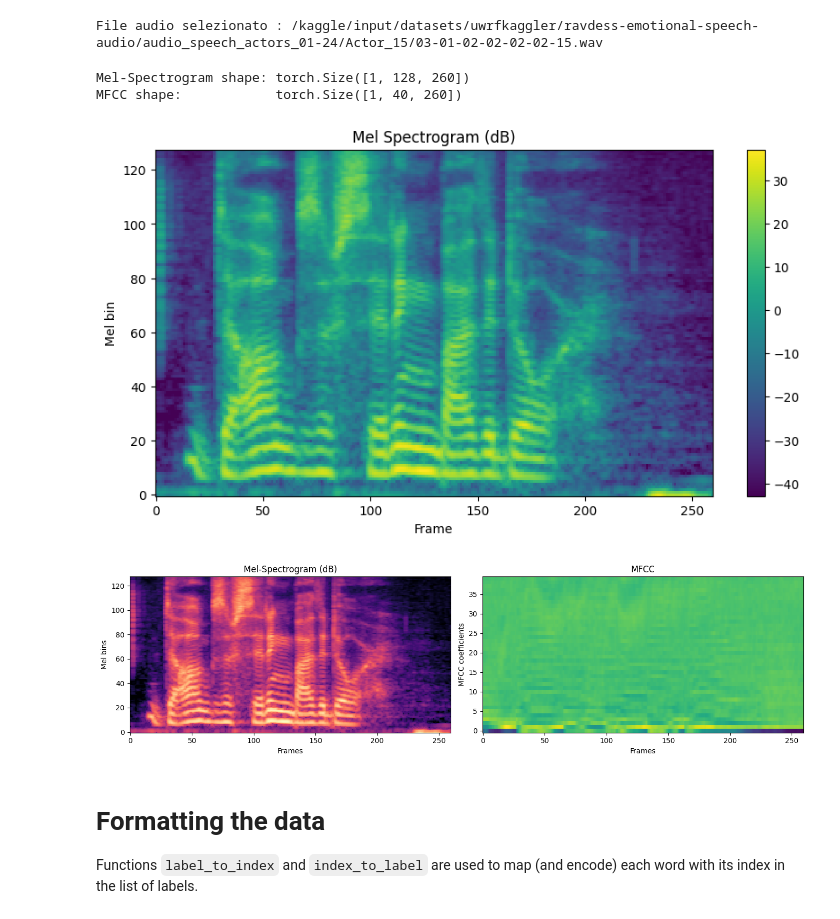
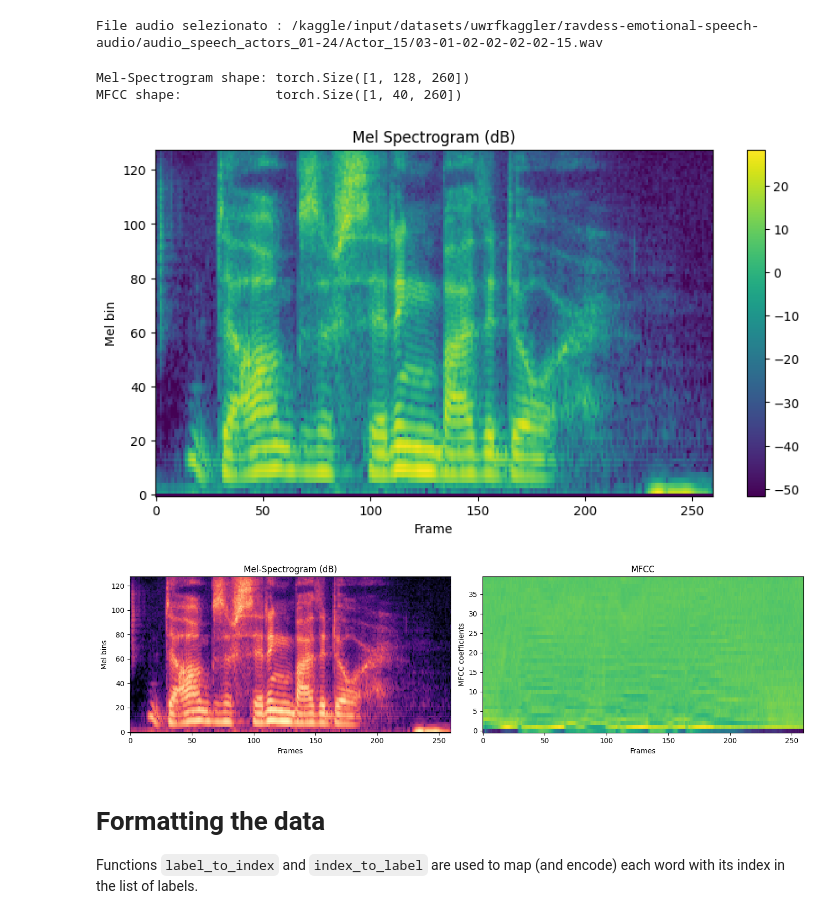
Before and after one commit to LinaAngione/ProjectML-speech-emotion-recognition, a Jupyter notebook: phase1-without-speaker-indipendent.ipynb, the cells around one changed output. Drawn from its saved outputs; the diff is of its cells as text; code cells hidden in the pictures.

```diff
--- a/phase1-without-speaker-indipendent.ipynb
+++ b/phase1-without-speaker-indipendent.ipynb
@@ -347,8 +347,8 @@ File audio selezionato : /kaggle/input/datasets/uwrfkaggler/ravdess-emotional-sp
 
 #torch.random.manual_seed(0)
 
-n_fft = 1024 # Example: 25ms window for 16kHz corresponds to 400 samples (0.025 * 16000)
-win_length = n_fft #lunghezza frame
+n_fft = 512 # Example: 25ms window for 16kHz corresponds to 400 samples (0.025 * 16000)
+win_length = 400 #lunghezza frame
 hop_length = 160 # Example: 10ms hop length (tempo finestra ms*freqeunza campionamento=0.010 * 16000)
 n_mels=128 # Example number of mel bands
 n_mfcc= 40 # numero di coefficienti MFCC
@@ -364,34 +364,34 @@ amplitude_to_db_transform = T.AmplitudeToDB(stype='power', top_db=80)
 
 resampled = waveform
 # ── Pipeline MFCC ────────────────────────────────────────────────────────────
 mfccFn = T.MFCC(
     sample_rate = resample_freq,
     n_mfcc      = n_mfcc,
     melkwargs   = {"n_fft": n_fft, "win_length": win_length,
                    "hop_length":hop_length, "n_mels": n_mels}
 )
 
 # ── Visualizzazione su campione ───────────────────────────────────────────────
 resample_freq = sample_rate #16kHz
 specgram   = specgramFn(resampled)
 melspec    = melscaleFn(specgram)
 dbmelspec  = amplitude_to_db_transform(melspec)
 mfcc       = mfccFn(resampled)
 
 print(f"Mel-Spectrogram shape: {dbmelspec.shape}")
 print(f"MFCC shape:            {mfcc.shape}")
 
 plt.figure(figsize=(10,5))
 plt.xlabel('Frame');
 plt.ylabel('Mel bin');
 plt.imshow(dbmelspec[0], origin="lower", aspect="auto", interpolation="nearest")
 plt.colorbar()
 plt.title("Mel Spectrogram (dB)")
 plt.show()
 # %% [output]
 Mel-Spectrogram shape: torch.Size([1, 128, 260])
 MFCC shape:            torch.Size([1, 40, 260])
-[figure, old version]
+[figure, new version]
 # %%
 fig, axs = plt.subplots(1, 2, figsize=(14, 4))
 axs[0].imshow(dbmelspec[0].numpy(), origin="lower", aspect="auto",
@@ -404,7 +404,7 @@ axs[1].set_title("MFCC"); axs[1].set_xlabel("Frames"); axs[1].set_ylabel("MFCC c
 
 plt.tight_layout(); plt.show()
 # %% [output]
-[figure, old version]
+[figure, new version]
 # %% [markdown]
 # Formatting the data
 Functions `label_to_index` and `index_to_label` are used to map (and encode) each word with its index in the list of labels.
```
Also changed, not shown: parts of 10 cells of this notebook.
